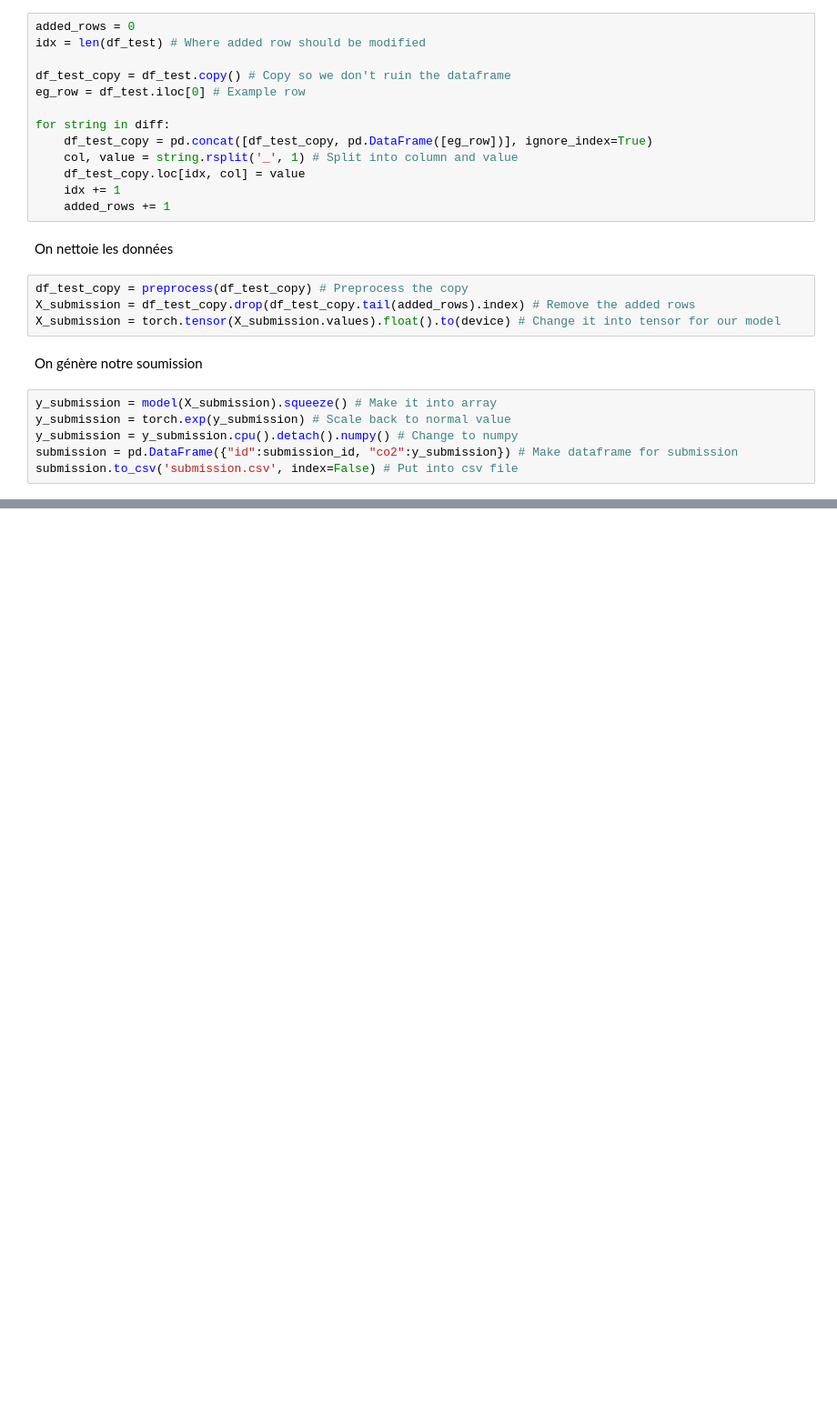
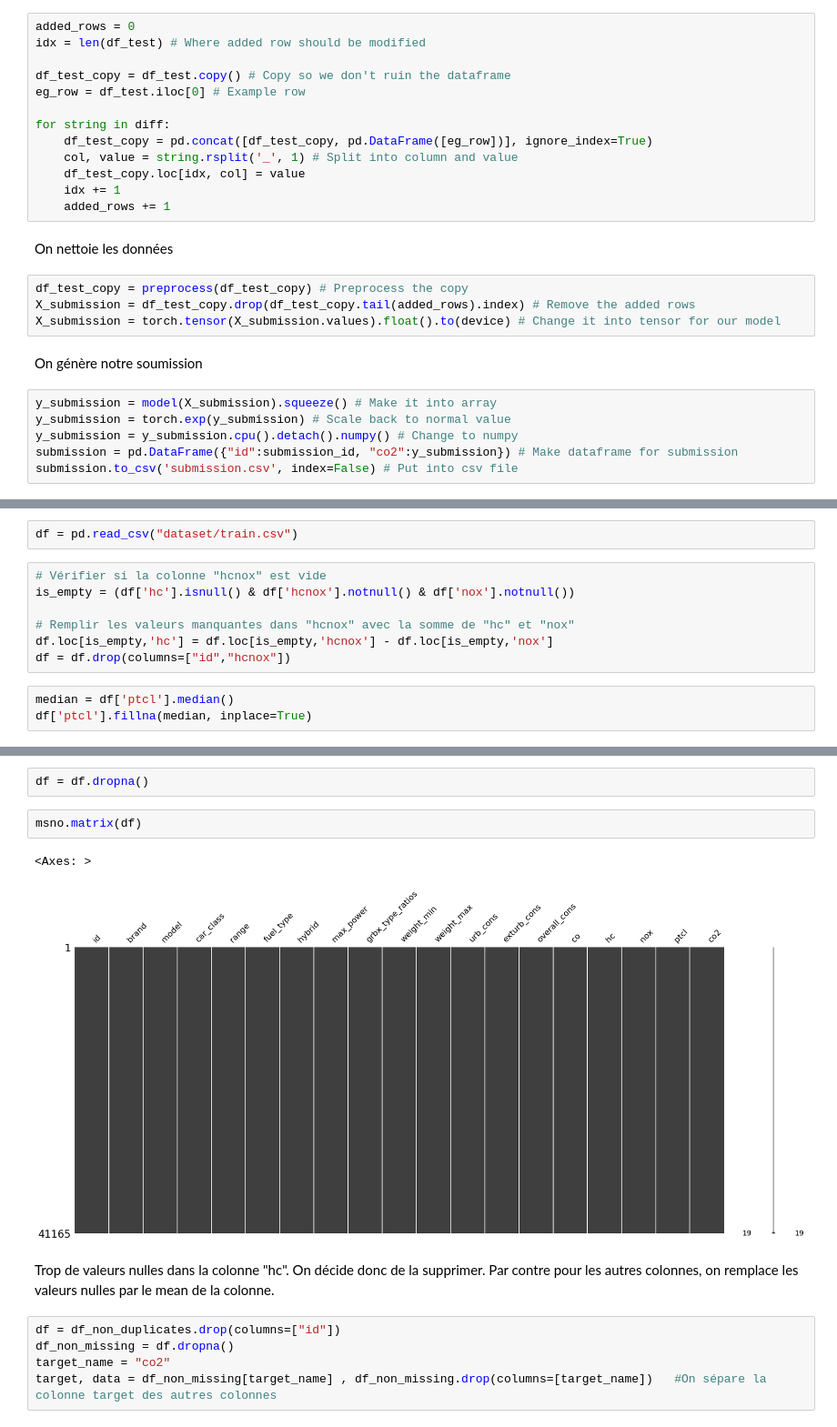
Before and after one commit to swordfatih/INSA-ML, a Jupyter notebook: regression/regression.ipynb, the cells around one changed output, grey strips where cells are left out. Shown at 91% size. Drawn from its saved outputs; the diff is of its cells as text; blank space fills up the shorter version.

```diff
--- a/regression/regression.ipynb
+++ b/regression/regression.ipynb
@@ -365,0 +385,12 @@ submission.to_csv('submission.csv', index=False) # Put into csv file
+# %%
+df = pd.read_csv("dataset/train.csv")
+# %%
+# Vérifier si la colonne "hcnox" est vide
+is_empty = (df['hc'].isnull() & df['hcnox'].notnull() & df['nox'].notnull())
+
+# Remplir les valeurs manquantes dans "hcnox" avec la somme de "hc" et "nox"
+df.loc[is_empty,'hc'] = df.loc[is_empty,'hcnox'] - df.loc[is_empty,'nox']
+df = df.drop(columns=["id","hcnox"])
+# %%
+median = df['ptcl'].median()
+df['ptcl'].fillna(median, inplace=True)
@@ -365,0 +404,14 @@ submission.to_csv('submission.csv', index=False) # Put into csv file
+# %%
+df = df.dropna()
+# %%
+msno.matrix(df)
+# %% [output]
+<Axes: >
+[figure, added]
+# %% [markdown]
+Trop de valeurs nulles dans la colonne "hc". On décide donc de la supprimer. Par contre pour les autres colonnes, on remplace les valeurs nulles par le mean de la colonne.
+# %%
+df = df_non_duplicates.drop(columns=["id"])
+df_non_missing = df.dropna()
+target_name = "co2"
+target, data = df_non_missing[target_name] , df_non_missing.drop(columns=[target_name])   #On sépare la colonne target des autres colonnes
```
Also changed, not shown: parts of 15 cells of this notebook.
